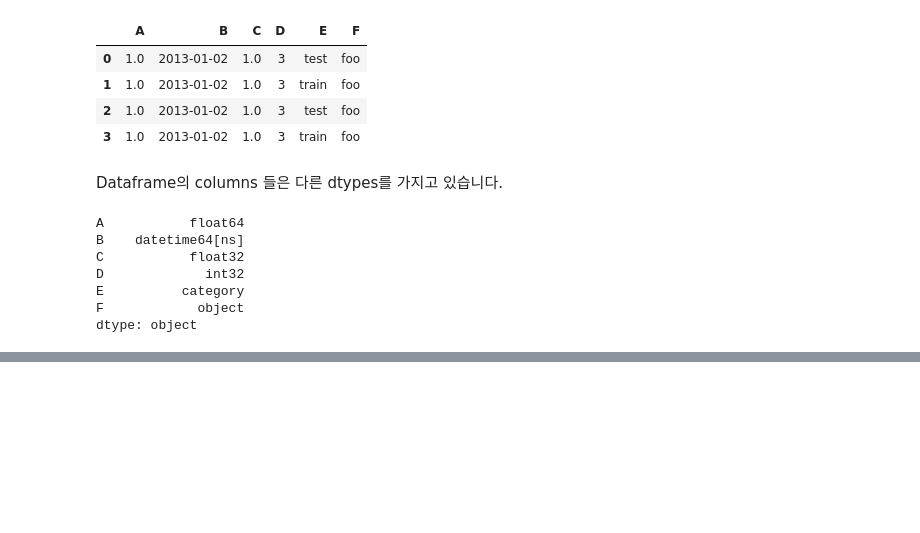
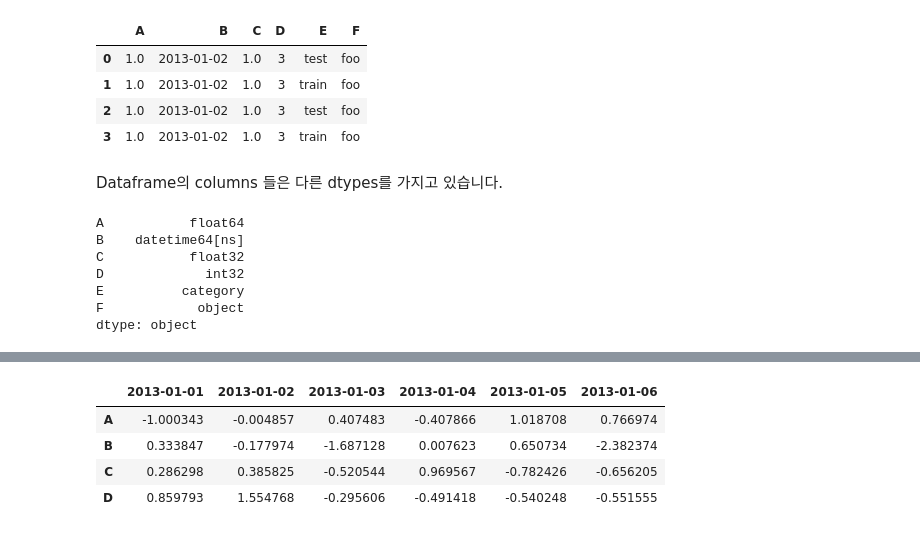
Before and after one commit to HwangHanJae/DataScience_Basic_Tect, a Jupyter notebook: pandas_10minutes_tutorial.ipynb, the cells around one changed output, grey strips where cells are left out. Saved outputs shown, nothing was run; the diff lists cells and outputs as text; code cells hidden in the pictures; blank space fills up the shorter version.

```diff
--- a/pandas_10minutes_tutorial.ipynb
+++ b/pandas_10minutes_tutorial.ipynb
@@ -78,0 +164,8 @@ dtype: object
+# %%
+df.T
+# %% [output]
+|  | 2013-01-01 | 2013-01-02 | 2013-01-03 | 2013-01-04 | 2013-01-05 | 2013-01-06 |
+| A | -1.000343 | -0.004857 | 0.407483 | -0.407866 | 1.018708 | 0.766974 |
+| B | 0.333847 | -0.177974 | -1.687128 | 0.007623 | 0.650734 | -2.382374 |
+| C | 0.286298 | 0.385825 | -0.520544 | 0.969567 | -0.782426 | -0.656205 |
+| D | 0.859793 | 1.554768 | -0.295606 | -0.491418 | -0.540248 | -0.551555 |
```
Also changed, not shown: parts of 21 cells of this notebook.
